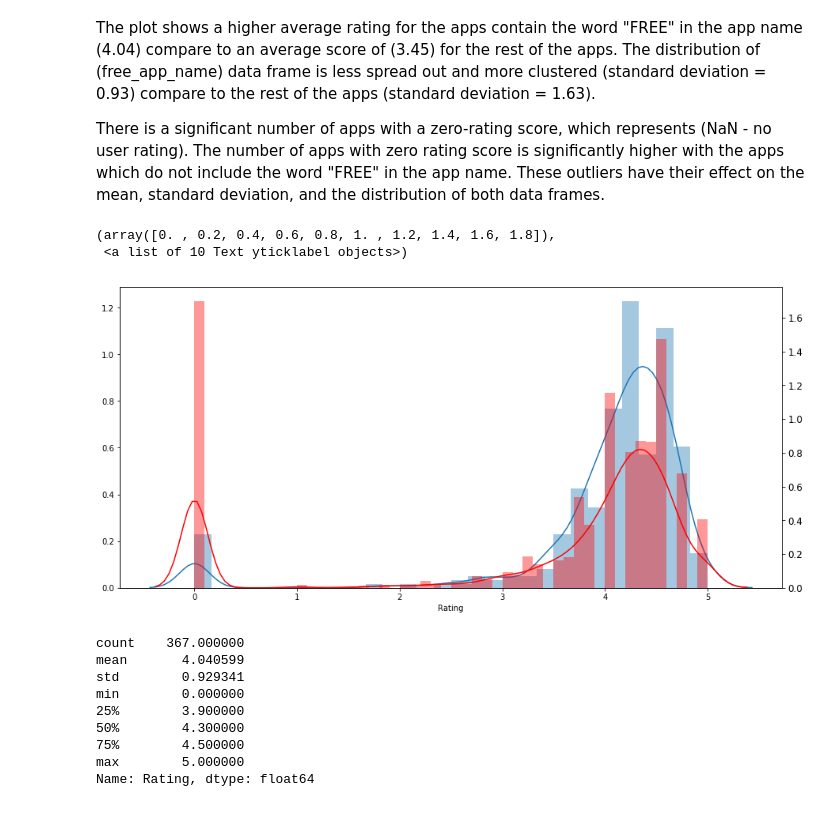
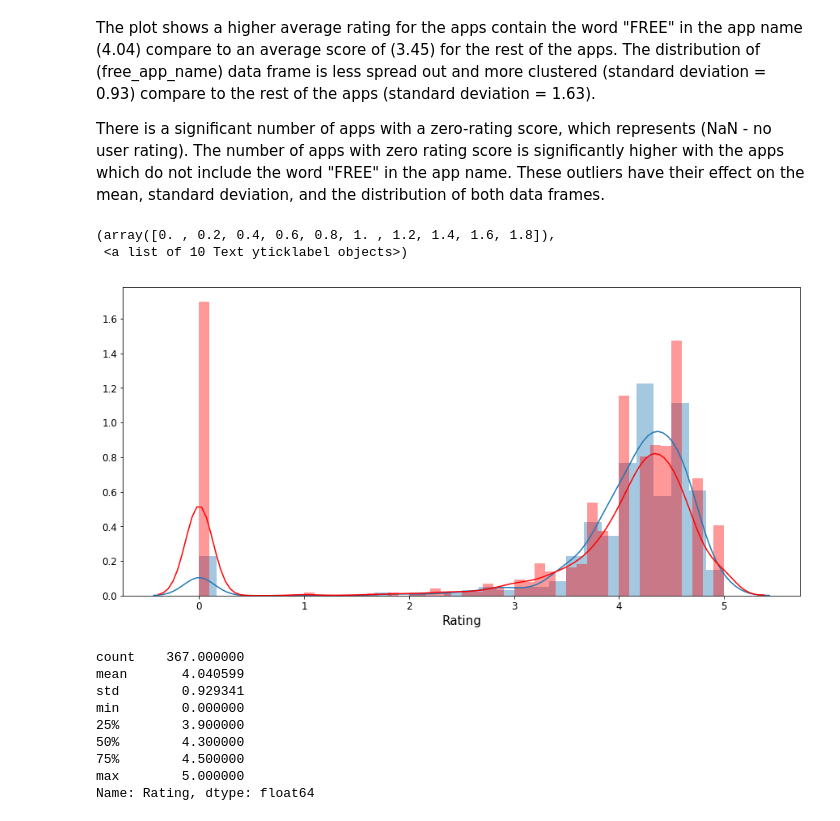
Before and after one commit to romer1979/Google_Play_store, a Jupyter notebook: capestone_project_I.ipynb, the cells around one changed output. Cells and saved outputs as stored; diff of their text form; code cells hidden in the pictures.

```diff
--- a/capestone_project_I.ipynb
+++ b/capestone_project_I.ipynb
@@ -370,15 +371,14 @@ The plot shows a higher average rating for the apps contain the word "FREE" in t
 
 There is a significant number of apps with a zero-rating score, which represents (NaN - no user rating). The number of apps with zero rating score is significantly higher with the apps which do not include the word "FREE" in the app name. These outliers have their effect on the mean, standard deviation, and the distribution of both data frames.
 # %%
-fig, ax = plt.subplots(figsize=(15,7))
-sns.distplot(free_app_name["Rating"], ax=ax)
-ax2 = ax.twinx()
-sns.distplot(no_free_app_name["Rating"], ax=ax2, color='red')
-plt.xlabel("Rating",fontsize=15)
-plt.xticks(rotation=45, fontsize=12)
+plt.figure(figsize=(15,7))
+sns.distplot(free_app_name['Rating'])
+sns.distplot(no_free_app_name['Rating'], color='red')
+plt.xlabel('Rating',fontsize=15)
+plt.xticks(fontsize=12)
 plt.yticks(fontsize=12)
 # %% [output]
 (array([0. , 0.2, 0.4, 0.6, 0.8, 1. , 1.2, 1.4, 1.6, 1.8]),
  <a list of 10 Text yticklabel objects>)
-[figure, old version]
+[figure, new version]
 # %%
```
Also changed, not shown: parts of 17 cells of this notebook.
